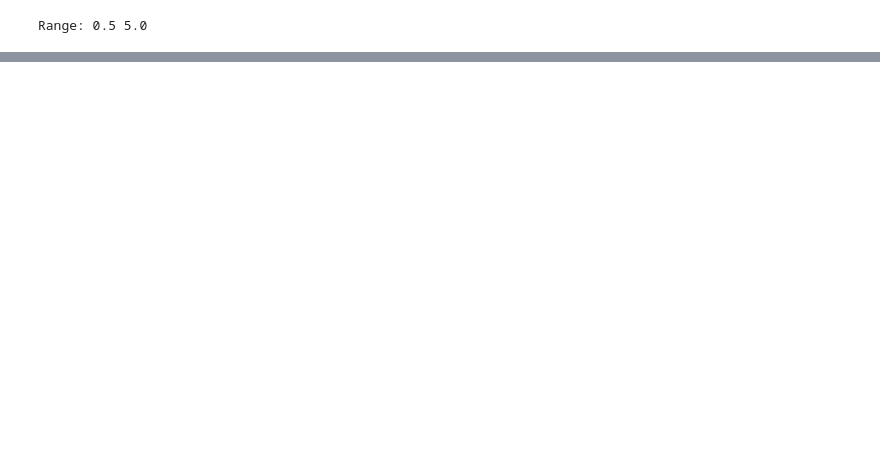
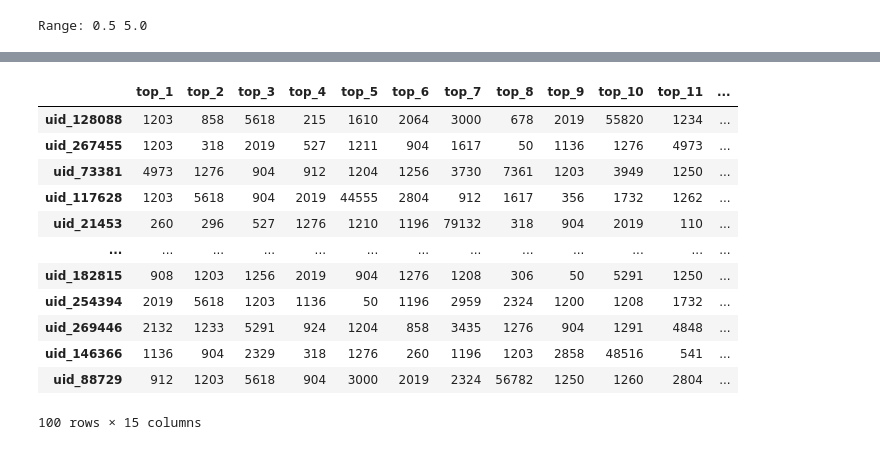
Before and after one commit to LevinRoman/escaping_echo_chambers, a Jupyter notebook: notebooks/2-Recommender System.ipynb, the cells around one changed output, grey strips where cells are left out. Cells and saved outputs as stored; diff of their text form; code cells hidden in the pictures; blank space fills up the shorter version.

```diff
--- a/notebooks/2-Recommender System.ipynb
+++ b/notebooks/2-Recommender System.ipynb
@@ -95,0 +428,16 @@ alg
+# %%
+evolution_of_movies[0]
+# %% [output]
+|  | top_1 | top_2 | top_3 | top_4 | top_5 | top_6 | top_7 | top_8 | top_9 | top_10 | top_11 | ... |
+| uid_128088 | 1203 | 858 | 5618 | 215 | 1610 | 2064 | 3000 | 678 | 2019 | 55820 | 1234 | ... |
+| uid_267455 | 1203 | 318 | 2019 | 527 | 1211 | 904 | 1617 | 50 | 1136 | 1276 | 4973 | ... |
+| uid_73381 | 4973 | 1276 | 904 | 912 | 1204 | 1256 | 3730 | 7361 | 1203 | 3949 | 1250 | ... |
+| uid_117628 | 1203 | 5618 | 904 | 2019 | 44555 | 2804 | 912 | 1617 | 356 | 1732 | 1262 | ... |
+| uid_21453 | 260 | 296 | 527 | 1276 | 1210 | 1196 | 79132 | 318 | 904 | 2019 | 110 | ... |
+| ... | ... | ... | ... | ... | ... | ... | ... | ... | ... | ... | ... | ... |
+| uid_182815 | 908 | 1203 | 1256 | 2019 | 904 | 1276 | 1208 | 306 | 50 | 5291 | 1250 | ... |
+| uid_254394 | 2019 | 5618 | 1203 | 1136 | 50 | 1196 | 2959 | 2324 | 1200 | 1208 | 1732 | ... |
+| uid_269446 | 2132 | 1233 | 5291 | 924 | 1204 | 858 | 3435 | 1276 | 904 | 1291 | 4848 | ... |
+| uid_146366 | 1136 | 904 | 2329 | 318 | 1276 | 260 | 1196 | 1203 | 2858 | 48516 | 541 | ... |
+| uid_88729 | 912 | 1203 | 5618 | 904 | 3000 | 2019 | 2324 | 56782 | 1250 | 1260 | 2804 | ... |
+100 rows × 15 columns
```
Also changed, not shown: parts of 71 cells of this notebook, 24 other files.
